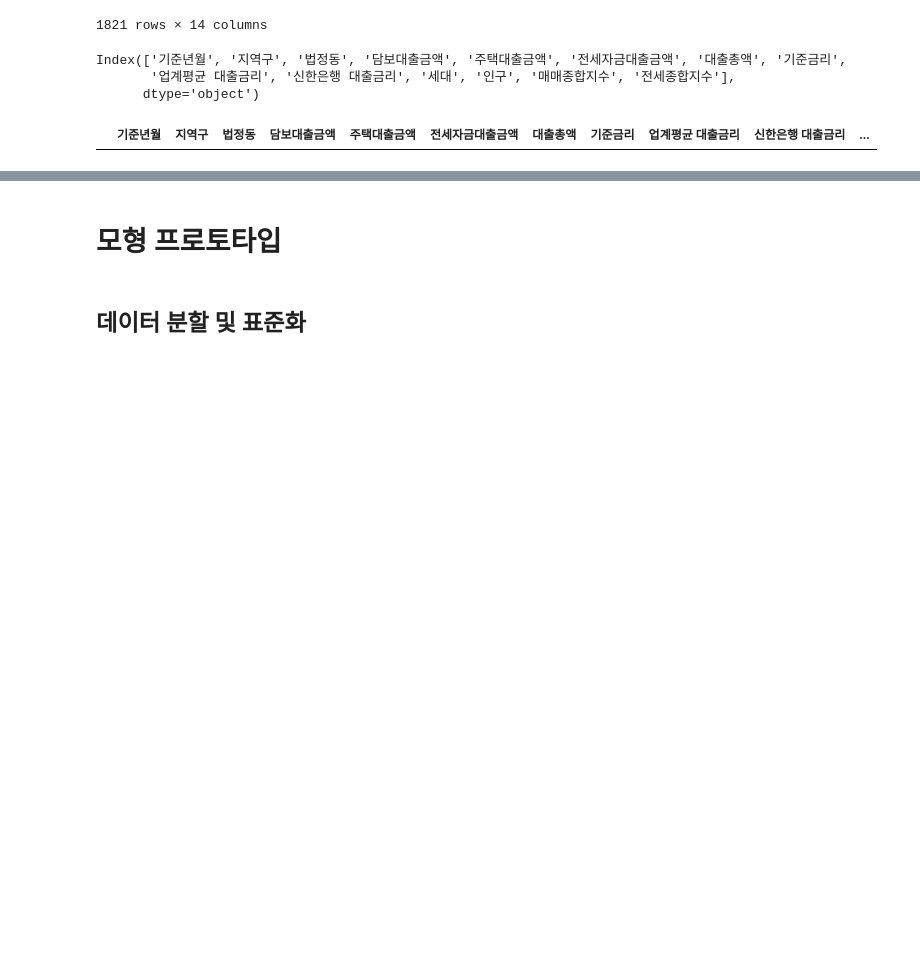
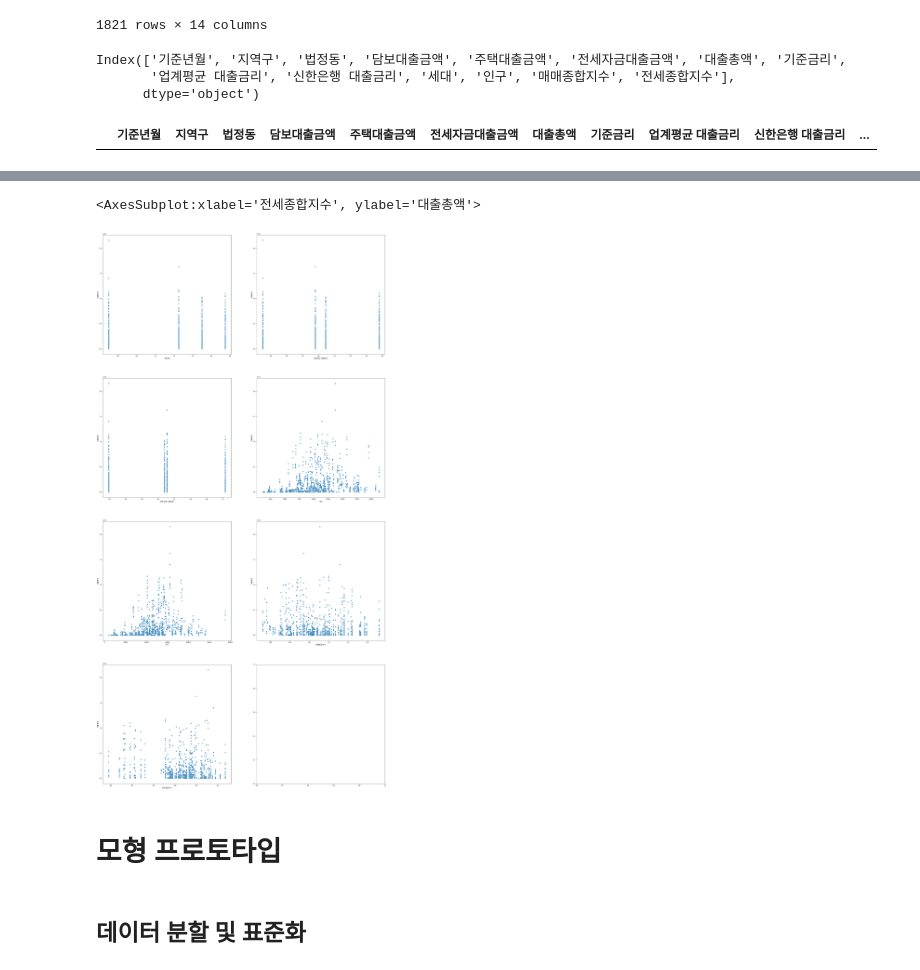
Before and after one commit to jun3599/finacial_-analysis, a Jupyter notebook: A_prototype_of_a_loan_demand_prediction_model.ipynb, the cells around one changed output, grey strips where cells are left out. Drawn from its saved outputs; the diff is of its cells as text; code cells hidden in the pictures; blank space fills up the shorter version.

```diff
--- a/A_prototype_of_a_loan_demand_prediction_model.ipynb
+++ b/A_prototype_of_a_loan_demand_prediction_model.ipynb
@@ -478,3 +496,17 @@ data_set.loc[data_set['인구'].isnull()]
+# %%
+figure, ((ax1,ax2),(ax3,ax4),(ax5,ax6),(ax7,ax8)) = plt.subplots(ncols=2, nrows=4)
+figure.set_size_inches(30,60)
+
+sns.scatterplot(data=result,x='기준금리',y="대출총액",ax=ax1)
+sns.scatterplot(data=result,x='업계평균 대출금리',y="대출총액",ax=ax2)
+sns.scatterplot(data=result,x='신한은행 대출금리',y="대출총액",ax=ax3)
+sns.scatterplot(data=result,x='세대',y="대출총액",ax=ax4)
+sns.scatterplot(data=result,x="인구",y="대출총액",ax=ax5)
+sns.scatterplot(data=result,x='매매종합지수',y="대출총액",ax=ax6)
+sns.scatterplot(data=result,x='전세종합지수',y="대출총액",ax=ax7)
+# %% [output]
+<AxesSubplot:xlabel='전세종합지수', ylabel='대출총액'>
+[figure, added]
 # %% [markdown]
 # 모형 프로토타입
 # %%
```
Also changed, not shown: parts of 85 cells of this notebook, 1 other file.
